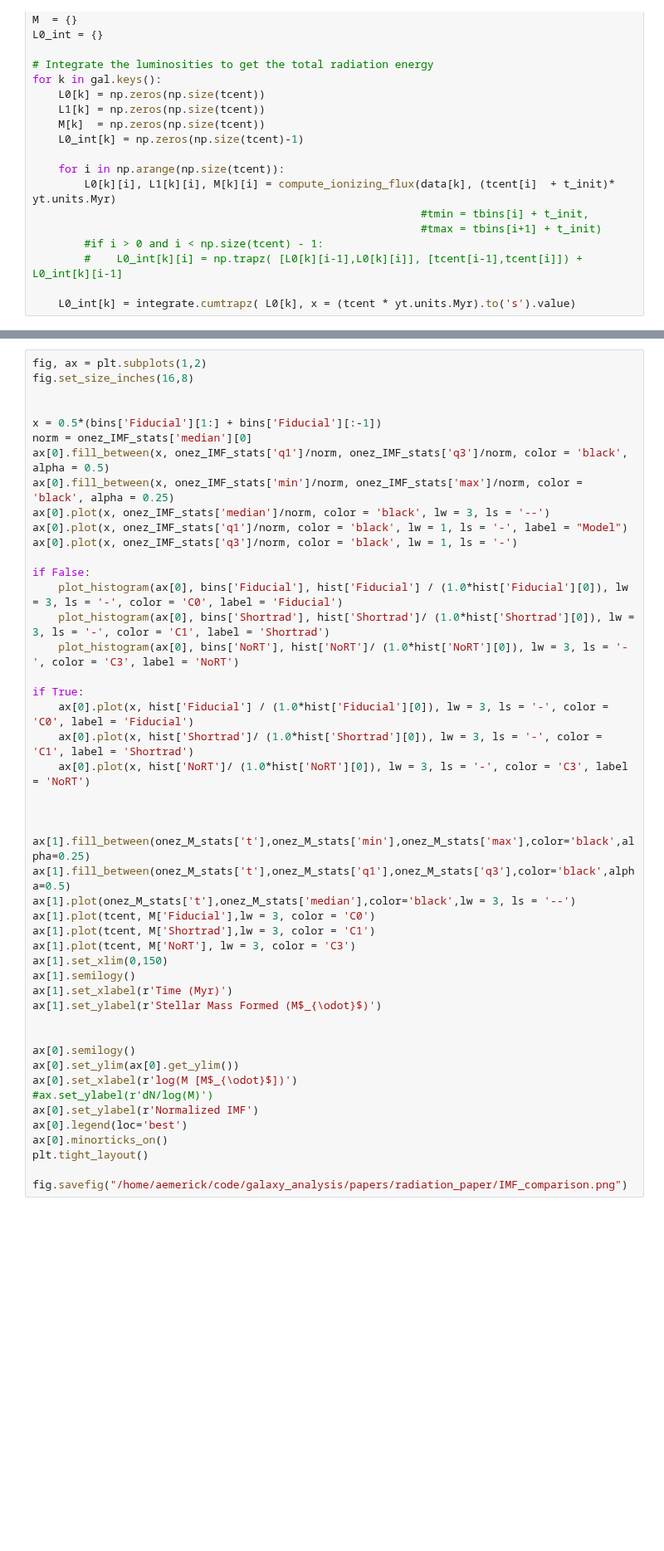
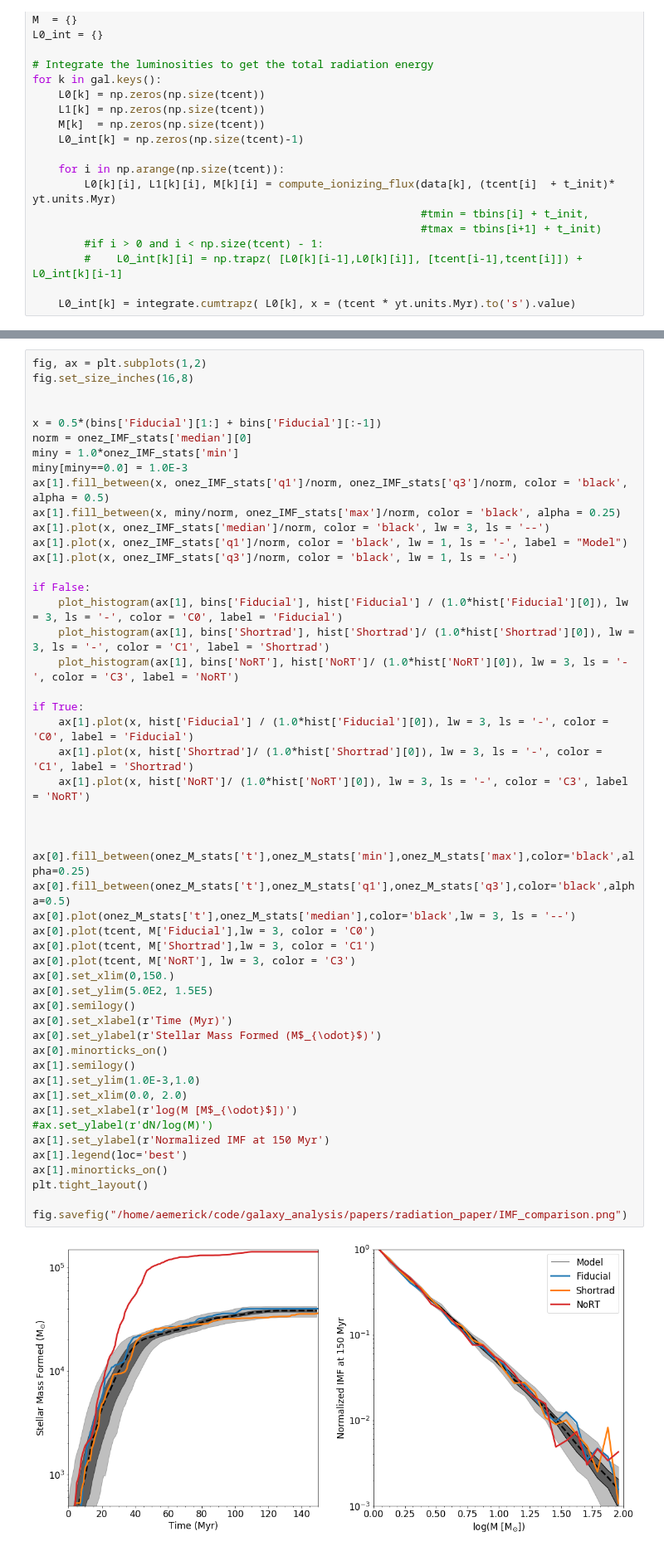
Before and after one commit to aemerick/galaxy_analysis, a Jupyter notebook: notebooks/IMF_comparison.ipynb, the cells around one changed output, grey strips where cells are left out. Shown at 83% size. Saved outputs shown, nothing was run; the diff lists cells and outputs as text; blank space fills up the shorter version.

```diff
--- a/notebooks/IMF_comparison.ipynb
+++ b/notebooks/IMF_comparison.ipynb
@@ -203,50 +228,55 @@ for k in L_M_stats:
 # %%
 fig, ax = plt.subplots(1,2)
 fig.set_size_inches(16,8)
 
 
 x = 0.5*(bins['Fiducial'][1:] + bins['Fiducial'][:-1])
 norm = onez_IMF_stats['median'][0]
-ax[0].fill_between(x, onez_IMF_stats['q1']/norm, onez_IMF_stats['q3']/norm, color = 'black', alpha = 0.5)
-ax[0].fill_between(x, onez_IMF_stats['min']/norm, onez_IMF_stats['max']/norm, color = 'black', alpha = 0.25)
-ax[0].plot(x, onez_IMF_stats['median']/norm, color = 'black', lw = 3, ls = '--')
-ax[0].plot(x, onez_IMF_stats['q1']/norm, color = 'black', lw = 1, ls = '-', label = "Model")
-ax[0].plot(x, onez_IMF_stats['q3']/norm, color = 'black', lw = 1, ls = '-')
+miny = 1.0*onez_IMF_stats['min']
+miny[miny==0.0] = 1.0E-3
+ax[1].fill_between(x, onez_IMF_stats['q1']/norm, onez_IMF_stats['q3']/norm, color = 'black', alpha = 0.5)
+ax[1].fill_between(x, miny/norm, onez_IMF_stats['max']/norm, color = 'black', alpha = 0.25)
+ax[1].plot(x, onez_IMF_stats['median']/norm, color = 'black', lw = 3, ls = '--')
+ax[1].plot(x, onez_IMF_stats['q1']/norm, color = 'black', lw = 1, ls = '-', label = "Model")
+ax[1].plot(x, onez_IMF_stats['q3']/norm, color = 'black', lw = 1, ls = '-')
 
 if False:
-    plot_histogram(ax[0], bins['Fiducial'], hist['Fiducial'] / (1.0*hist['Fiducial'][0]), lw = 3, ls = '-', color = 'C0', label = 'Fiducial')
-    plot_histogram(ax[0], bins['Shortrad'], hist['Shortrad']/ (1.0*hist['Shortrad'][0]), lw = 3, ls = '-', color = 'C1', label = 'Shortrad')
-    plot_histogram(ax[0], bins['NoRT'], hist['NoRT']/ (1.0*hist['NoRT'][0]), lw = 3, ls = '-', color = 'C3', label = 'NoRT')
+    plot_histogram(ax[1], bins['Fiducial'], hist['Fiducial'] / (1.0*hist['Fiducial'][0]), lw = 3, ls = '-', color = 'C0', label = 'Fiducial')
+    plot_histogram(ax[1], bins['Shortrad'], hist['Shortrad']/ (1.0*hist['Shortrad'][0]), lw = 3, ls = '-', color = 'C1', label = 'Shortrad')
+    plot_histogram(ax[1], bins['NoRT'], hist['NoRT']/ (1.0*hist['NoRT'][0]), lw = 3, ls = '-', color = 'C3', label = 'NoRT')
 
 if True:
-    ax[0].plot(x, hist['Fiducial'] / (1.0*hist['Fiducial'][0]), lw = 3, ls = '-', color = 'C0', label = 'Fiducial')
-    ax[0].plot(x, hist['Shortrad']/ (1.0*hist['Shortrad'][0]), lw = 3, ls = '-', color = 'C1', label = 'Shortrad')
-    ax[0].plot(x, hist['NoRT']/ (1.0*hist['NoRT'][0]), lw = 3, ls = '-', color = 'C3', label = 'NoRT')
+    ax[1].plot(x, hist['Fiducial'] / (1.0*hist['Fiducial'][0]), lw = 3, ls = '-', color = 'C0', label = 'Fiducial')
+    ax[1].plot(x, hist['Shortrad']/ (1.0*hist['Shortrad'][0]), lw = 3, ls = '-', color = 'C1', label = 'Shortrad')
+    ax[1].plot(x, hist['NoRT']/ (1.0*hist['NoRT'][0]), lw = 3, ls = '-', color = 'C3', label = 'NoRT')
 
 
 
-ax[1].fill_between(onez_M_stats['t'],onez_M_stats['min'],onez_M_stats['max'],color='black',alpha=0.25)
-ax[1].fill_between(onez_M_stats['t'],onez_M_stats['q1'],onez_M_stats['q3'],color='black',alpha=0.5)
-ax[1].plot(onez_M_stats['t'],onez_M_stats['median'],color='black',lw = 3, ls = '--')
-ax[1].plot(tcent, M['Fiducial'],lw = 3, color = 'C0')
-ax[1].plot(tcent, M['Shortrad'],lw = 3, color = 'C1')
-ax[1].plot(tcent, M['NoRT'], lw = 3, color = 'C3')
-ax[1].set_xlim(0,150)
+ax[0].fill_between(onez_M_stats['t'],onez_M_stats['min'],onez_M_stats['max'],color='black',alpha=0.25)
+ax[0].fill_between(onez_M_stats['t'],onez_M_stats['q1'],onez_M_stats['q3'],color='black',alpha=0.5)
+ax[0].plot(onez_M_stats['t'],onez_M_stats['median'],color='black',lw = 3, ls = '--')
+ax[0].plot(tcent, M['Fiducial'],lw = 3, color = 'C0')
+ax[0].plot(tcent, M['Shortrad'],lw = 3, color = 'C1')
+ax[0].plot(tcent, M['NoRT'], lw = 3, color = 'C3')
+ax[0].set_xlim(0,150.)
+ax[0].set_ylim(5.0E2, 1.5E5)
+ax[0].semilogy()
+ax[0].set_xlabel(r'Time (Myr)')
+ax[0].set_ylabel(r'Stellar Mass Formed (M$_{\odot}$)')
+ax[0].minorticks_on()
 ax[1].semilogy()
-ax[1].set_xlabel(r'Time (Myr)')
-ax[1].set_ylabel(r'Stellar Mass Formed (M$_{\odot}$)')
-
-
-ax[0].semilogy()
-ax[0].set_ylim(ax[0].get_ylim())
-ax[0].set_xlabel(r'log(M [M$_{\odot}$])')
+ax[1].set_ylim(1.0E-3,1.0)
+ax[1].set_xlim(0.0, 2.0)
+ax[1].set_xlabel(r'log(M [M$_{\odot}$])')
 #ax.set_ylabel(r'dN/log(M)')
-ax[0].set_ylabel(r'Normalized IMF')
-ax[0].legend(loc='best')
-ax[0].minorticks_on()
+ax[1].set_ylabel(r'Normalized IMF at 150 Myr')
+ax[1].legend(loc='best')
+ax[1].minorticks_on()
 plt.tight_layout()
 
 fig.savefig("/home/aemerick/code/galaxy_analysis/papers/radiation_paper/IMF_comparison.png")
+# %% [output]
+[figure, added]
 # %%
 fig,ax = plt.subplots(1,2)
 fig.set_size_inches(16,8)
```
Also changed, not shown: parts of 5 cells of this notebook.
